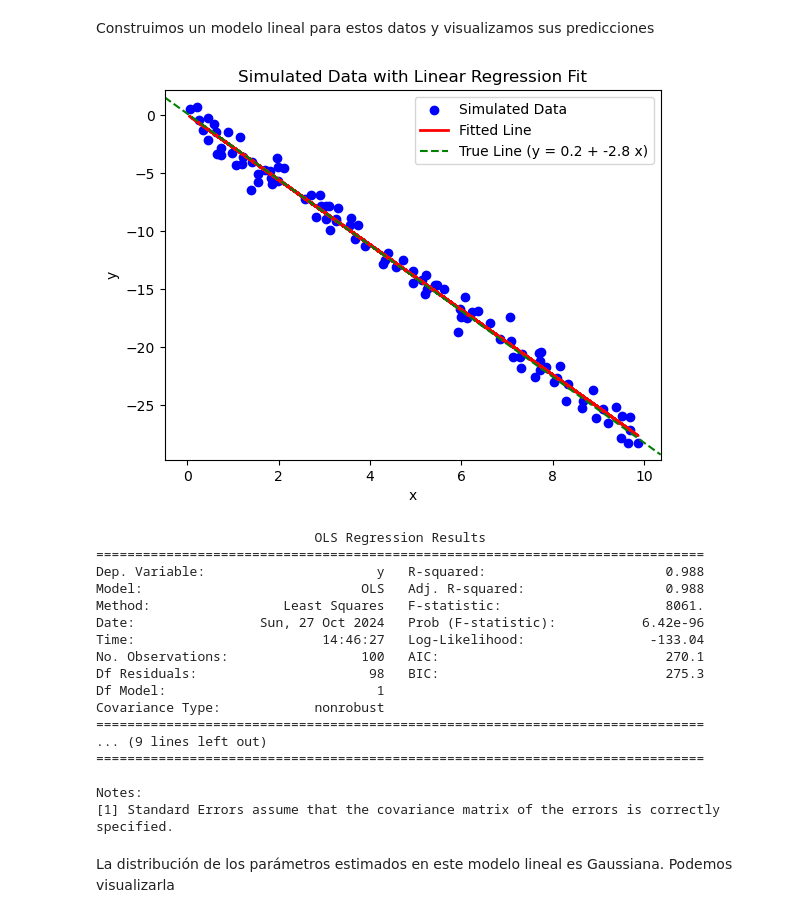
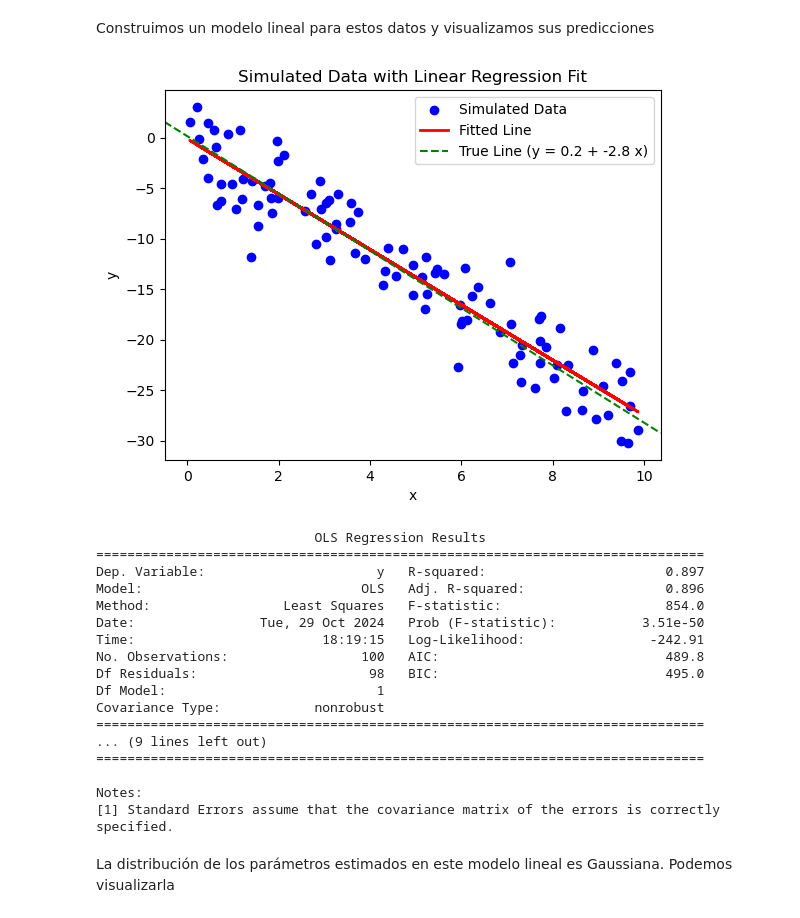
Before and after one commit to andins/stats_course_2024, a Jupyter notebook: regression.ipynb, the cells around one changed output. Saved outputs shown, nothing was run; the diff lists cells and outputs as text; code cells hidden in the pictures.

```diff
--- a/regression.ipynb
+++ b/regression.ipynb
@@ -19,7 +19,7 @@ b_true = np.random.normal(loc=0, scale=2, size=1)[0]
 
 # Define the true relationship with some noise
 # y = 1 + x + noise
-noise = np.random.normal(loc=0, scale=1, size=N)  # Normal noise with mean 0 and std deviation 1
+noise = np.random.normal(loc=0, scale=3, size=N)  # Normal noise with mean 0 and std deviation 1
 y = a_true + b_true*x + noise
 
 # Plot the simulated data
@@ -36,37 +36,37 @@ plt.show()
 Construimos un modelo lineal para estos datos y visualizamos sus predicciones
 # %%
 # build table with data
-data = pd.DataFrame({'x': x, 'y': y})
+data = pd.DataFrame({'milk': x, 'y': y})
 
 # Fit the linear regression model using statsmodels
-model = smf.ols(formula="y~1+x", data=data).fit()
+model = smf.ols(formula="y~1+milk", data=data).fit()
 
 # Get the fitted values
 data['y_fit'] = model.predict()
 
 # Plot the simulated data
-plt.scatter(data['x'], data['y'], color='blue', label='Simulated Data')
-plt.plot(data['x'], data['y_fit'], color='red', label='Fitted Line', linewidth=2)
+plt.scatter(data['milk'], data['y'], color='blue', label='Simulated Data')
+plt.plot(data['milk'], data['y_fit'], color='red', label='Fitted Line', linewidth=2)
 plt.title('Simulated Data with Linear Regression Fit')
 plt.xlabel('x')
 plt.ylabel('y')
 plt.axline((0, a_true), slope=b_true, color='green', linestyle='--', label=f'True Line (y = {a_true:0.1f} + {b_true:0.1f} x)')
 plt.legend()
 plt.show()
 
 # Print the regression results
 print(model.summary())
 # %% [output]
-[figure, old version]
+[figure, new version]
                             OLS Regression Results
 ==============================================================================
-Dep. Variable:                      y   R-squared:                       0.988
-Model:                            OLS   Adj. R-squared:                  0.988
-Method:                 Least Squares   F-statistic:                     8061.
-Date:                Sun, 27 Oct 2024   Prob (F-statistic):           6.42e-96
-Time:                        14:46:27   Log-Likelihood:                -133.04
-No. Observations:                 100   AIC:                             270.1
-Df Residuals:                      98   BIC:                             275.3
+Dep. Variable:                      y   R-squared:                       0.897
+Model:                            OLS   Adj. R-squared:                  0.896
+Method:                 Least Squares   F-statistic:                     854.0
+Date:                Tue, 29 Oct 2024   Prob (F-statistic):           3.51e-50
+Time:                        18:19:15   Log-Likelihood:                -242.91
+No. Observations:                 100   AIC:                             489.8
+Df Residuals:                      98   BIC:                             495.0
 Df Model:                           1
 Covariance Type:            nonrobust
 ==============================================================================
```
Also changed, not shown: parts of 14 cells of this notebook, 2 other files.
